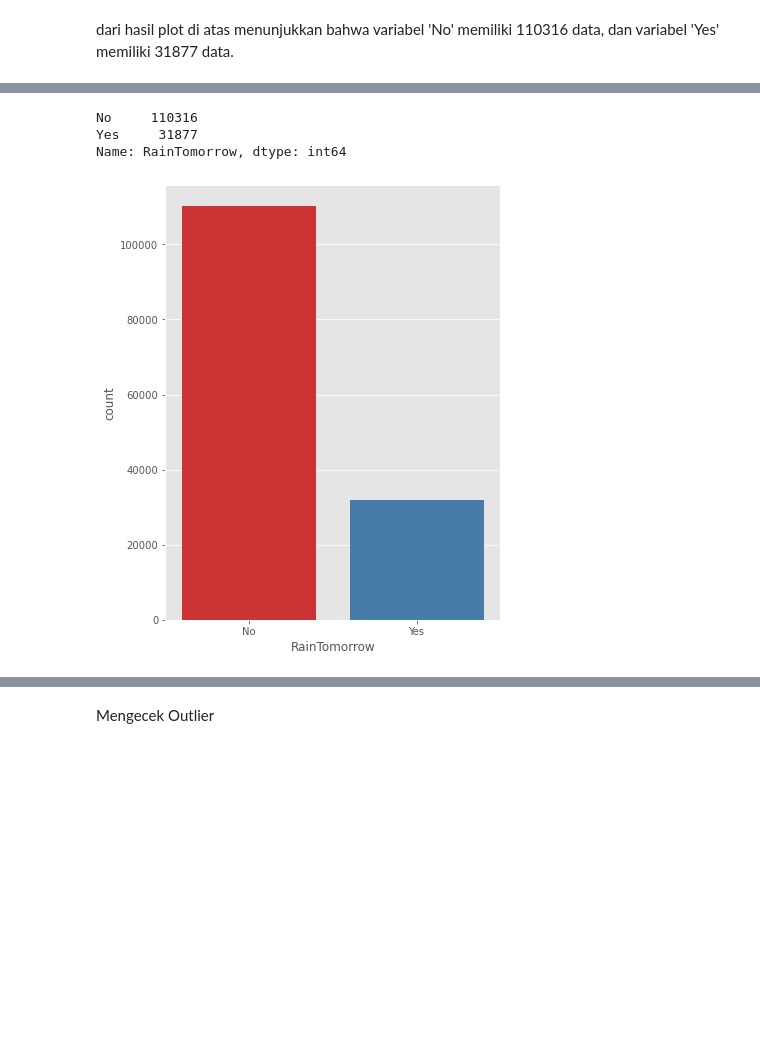
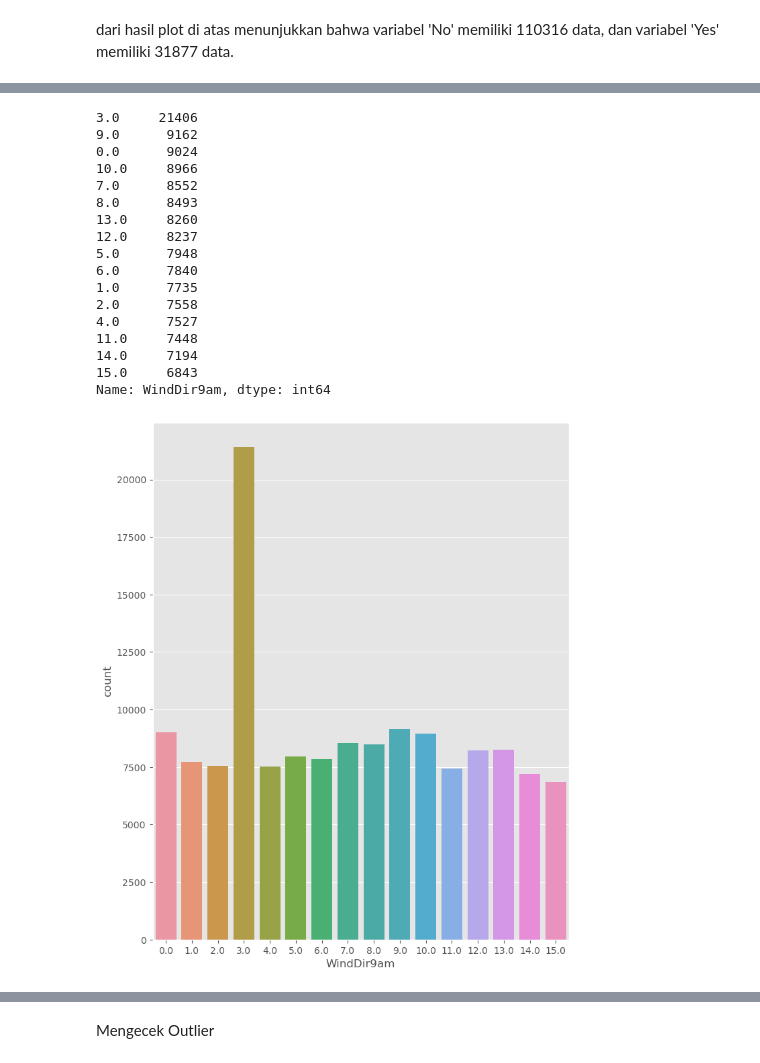
Before and after one commit to JonathanAdi7/Final-Project_Kelompok4, a Jupyter notebook: PYTN_KampusMerdeka_fp2_Kelompok 4 .ipynb, the cells around one changed output, grey strips where cells are left out. Saved outputs shown, nothing was run; the diff lists cells and outputs as text; code cells hidden in the pictures; blank space fills up the shorter version.

```diff
--- a/PYTN_KampusMerdeka_fp2_Kelompok 4 .ipynb
+++ b/PYTN_KampusMerdeka_fp2_Kelompok 4 .ipynb
@@ -268,0 +318,2 @@ dtype: int64
+# %%
+categorical_columns = categorical_columns.append(clean_data[['Year', 'Month', 'Day']].columns)
@@ -268,0 +354,6 @@ dtype: int64
+# %%
+for column in clean_data[categorical_columns]:
+    if column == 'RainTomorrow':
+        clean_data = clean_data.dropna(axis=0, how='any', subset=["RainTomorrow"])
+    elif clean_data[column].isnull().sum() > 0:
+        clean_data[column] = clean_data[column].fillna(clean_data[column].mode()[0])
@@ -268,0 +407,6 @@ dtype: int64
+# %%
+le = preprocessing.LabelEncoder()
+
+encoded_data = clean_data.copy(deep=True)
+for column in clean_data[categorical_columns]:
+    encoded_data[column] = le.fit_transform(clean_data[column])
@@ -268,0 +415,4 @@ dtype: int64
+# %%
+imputed_data = encoded_data.copy(deep=True)
+mice_imputer = IterativeImputer()
+imputed_data.iloc[:, :] = mice_imputer.fit_transform(encoded_data)
@@ -303,12 +501,26 @@ Name: RainToday, dtype: int64
 # %%
-fig, ax = plt.subplots(figsize=(6, 8))
-print(data.RainTomorrow.value_counts())
-ax = sns.countplot(x="RainTomorrow", data=data, palette="Set1")
+fig, ax = plt.subplots(figsize=(8, 10))
+print(imputed_data.WindDir9am.value_counts())
+ax = sns.countplot(x="WindDir9am", data=imputed_data)
 plt.show()
 # %% [output]
-No     110316
-Yes     31877
-Name: RainTomorrow, dtype: int64
+3.0     21406
+9.0      9162
+0.0      9024
+10.0     8966
+7.0      8552
+8.0      8493
+13.0     8260
+12.0     8237
+5.0      7948
+6.0      7840
+1.0      7735
+2.0      7558
+4.0      7527
+11.0     7448
+14.0     7194
+15.0     6843
+Name: WindDir9am, dtype: int64
-[figure, old version]
+[figure, new version]
 # %%
 fig, ax = plt.subplots(figsize=(8, 10))
```
Also changed, not shown: parts of 91 cells of this notebook, 1 other file.
